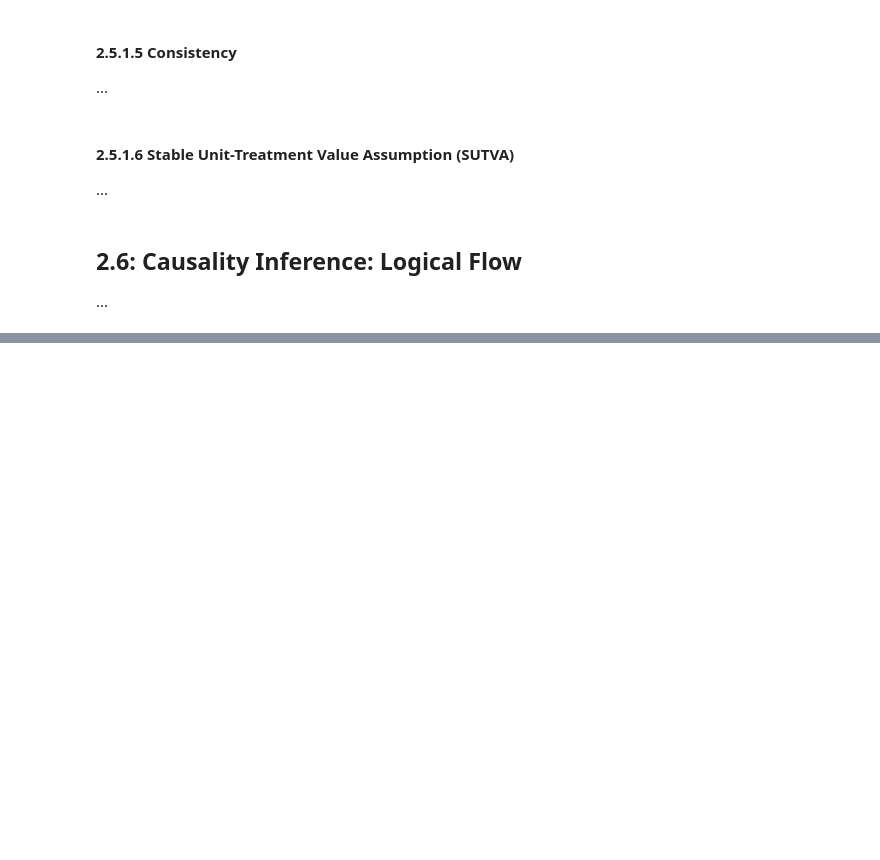
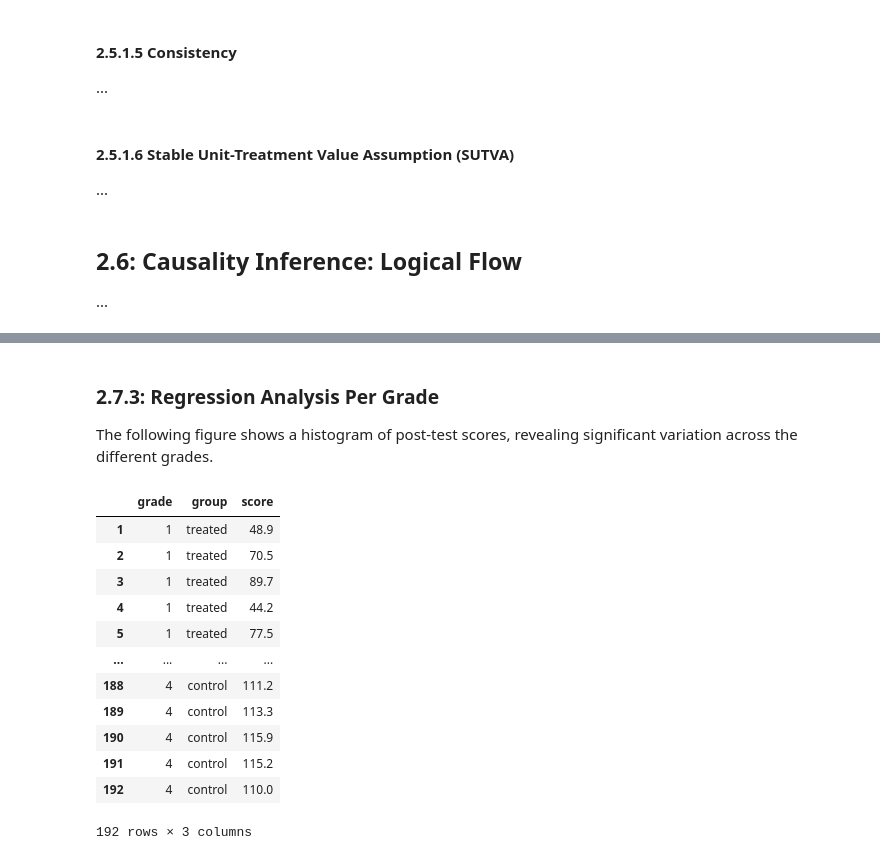
Before and after one commit to stefano-bragaglia/applied-causal-inference, a Jupyter notebook: src/notebooks/02_theory_and_basic_concepts.ipynb, the cells around one changed output, grey strips where cells are left out. Saved outputs shown, nothing was run; the diff lists cells and outputs as text; code cells hidden in the pictures; blank space fills up the shorter version.

```diff
--- a/src/notebooks/02_theory_and_basic_concepts.ipynb
+++ b/src/notebooks/02_theory_and_basic_concepts.ipynb
@@ -294,0 +382,25 @@ It aims to develop causal reasoning skills and offers practice in basic inferenc
+# %% [markdown]
+### 2.7.3: Regression Analysis Per Grade
+
+The following figure shows a histogram of post-test scores, revealing significant variation across the different grades.
+# %%
+# Prepare the data
+post = electric[["grade", "treatment", "post_test"]].rename(
+    columns={"treatment": "group", "post_test": "score"}
+)
+post["group"] = post["group"].replace({0: "control", 1: "treated"})
+post
+# %% [output]
+|  | grade | group | score |
+| 1 | 1 | treated | 48.9 |
+| 2 | 1 | treated | 70.5 |
+| 3 | 1 | treated | 89.7 |
+| 4 | 1 | treated | 44.2 |
+| 5 | 1 | treated | 77.5 |
+| ... | ... | ... | ... |
+| 188 | 4 | control | 111.2 |
+| 189 | 4 | control | 113.3 |
+| 190 | 4 | control | 115.9 |
+| 191 | 4 | control | 115.2 |
+| 192 | 4 | control | 110.0 |
+192 rows × 3 columns
```
Also changed, not shown: parts of 13 cells of this notebook, 1 other file.
